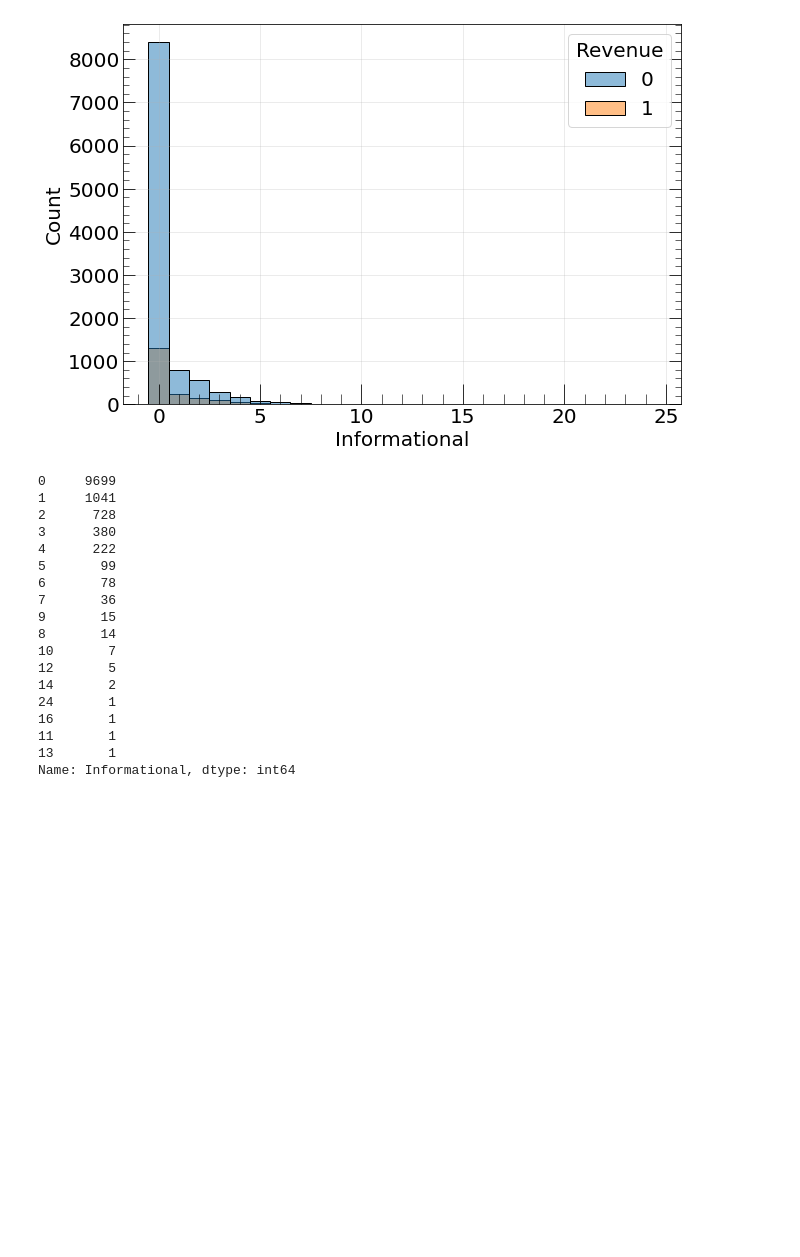
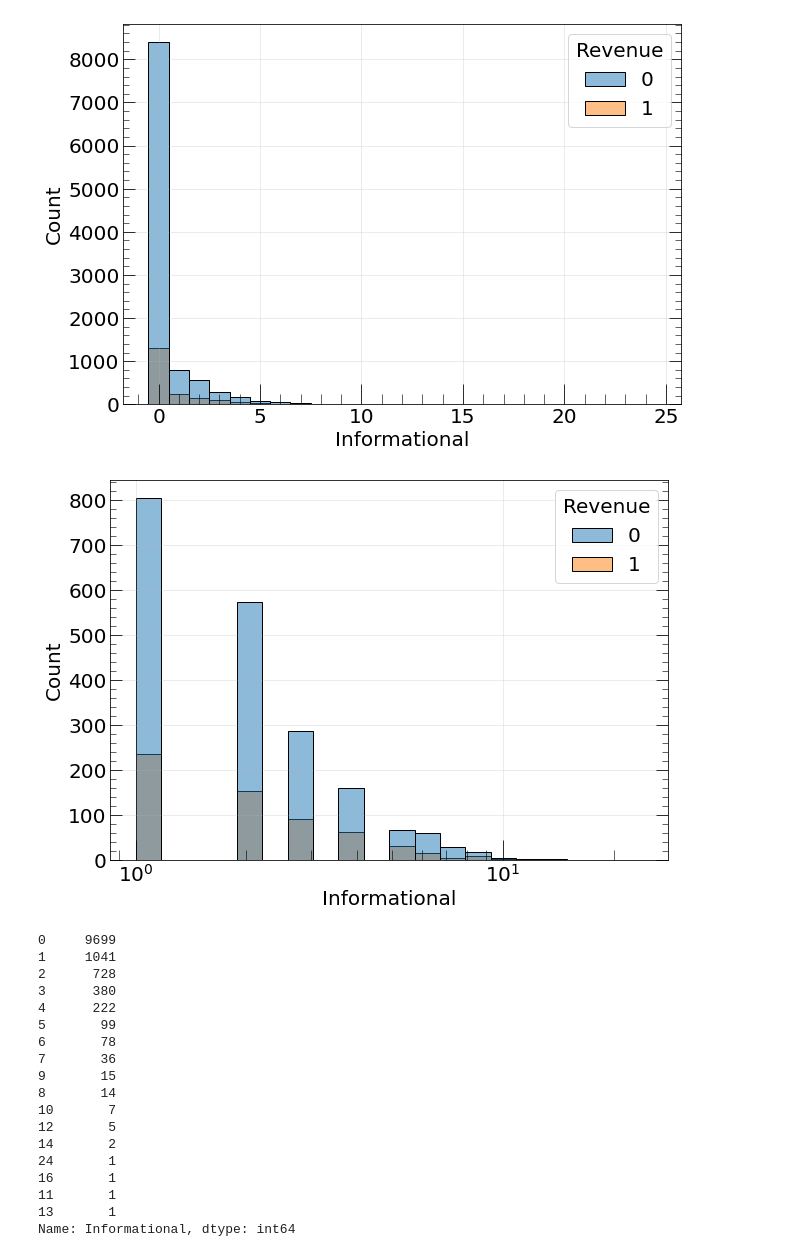
Before and after one commit to Sirnobaka/Online_Shoppers, a Jupyter notebook: Online_Shoppers.ipynb, the cells around one changed output. Cells and saved outputs as stored; diff of their text form; code cells hidden in the pictures; blank space fills up the shorter version.

```diff
--- a/Online_Shoppers.ipynb
+++ b/Online_Shoppers.ipynb
@@ -451,6 +460,17 @@ plt.show()
 Informational -> int64
 Mann-Whitney p-value = 6.013906980370946e-37
 [figure]
+# %%
+sns.histplot(data=data[data['Informational'] > 0],
+             x='Informational',
+             hue="Revenue",
+             multiple="layer",
+             log_scale=True,
+             discrete=False)
+
+plt.show()
+# %% [output]
+[figure, added]
 # %%
 data['Informational'].value_counts()
 # %% [output]
```
Also changed, not shown: parts of 101 cells of this notebook.
